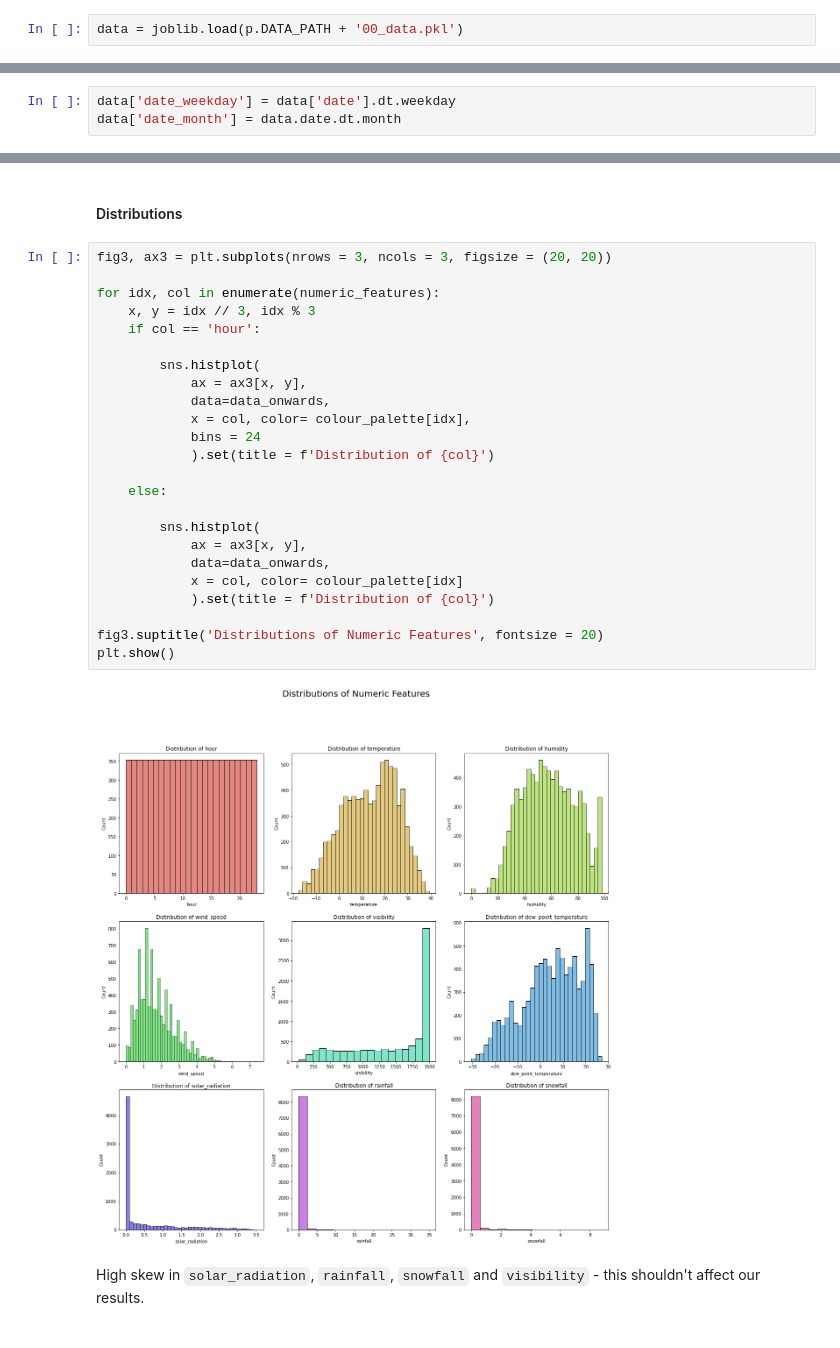
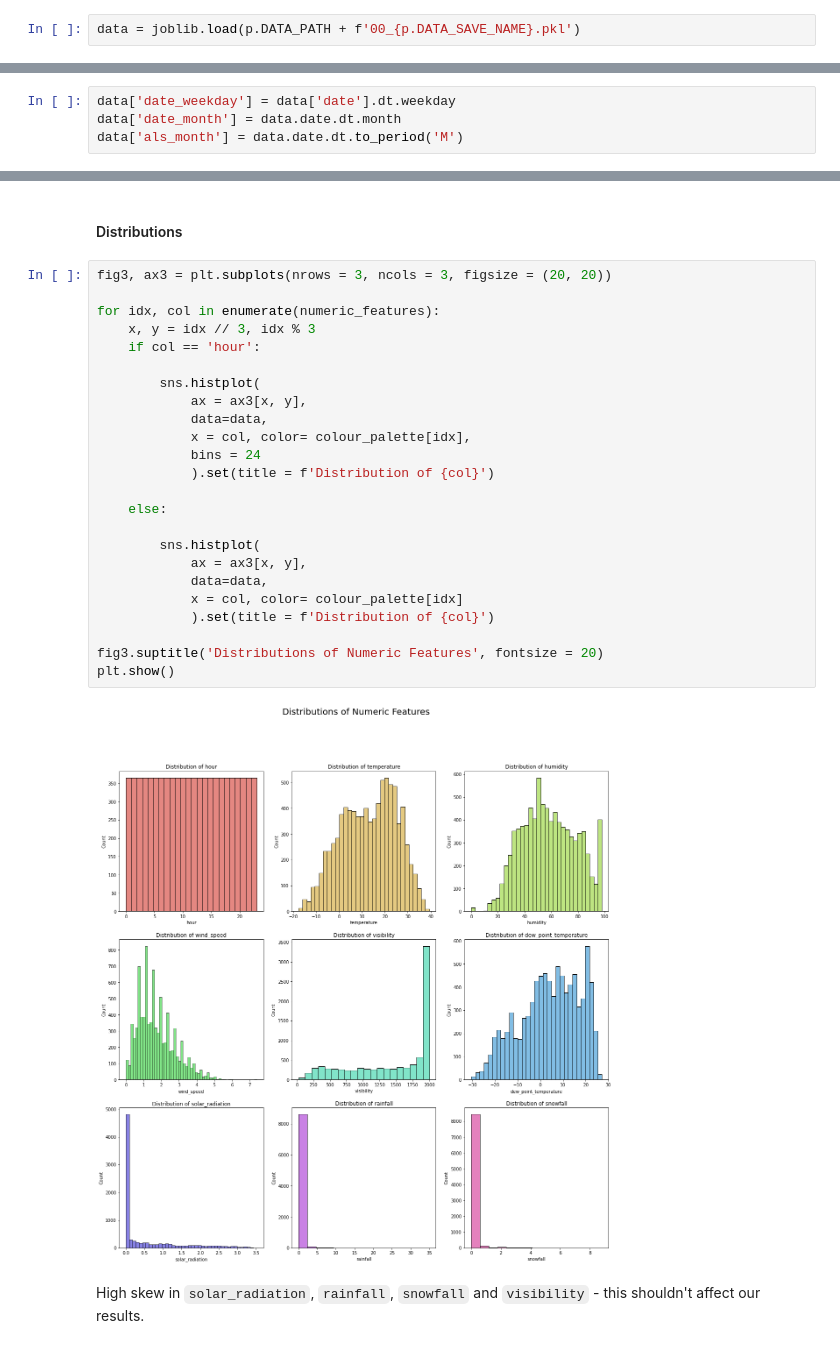
Before and after one commit to j4mes12/ITAI_Coursework, a Jupyter notebook: 01_Data_Exploration.ipynb, the cells around one changed output, grey strips where cells are left out. Drawn from its saved outputs; the diff is of its cells as text.

```diff
--- a/01_Data_Exploration.ipynb
+++ b/01_Data_Exploration.ipynb
@@ -22,7 +18,7 @@ colour_palette = sns.color_palette("hls", 9)
 # %% [markdown]
 ## Load Data
 # %%
-data = joblib.load(p.DATA_PATH + '00_data.pkl')
+data = joblib.load(p.DATA_PATH + f'00_{p.DATA_SAVE_NAME}.pkl')
 # %%
 data.head()
 # %% [output]
@@ -128,6 +124,7 @@ Max Date: 11/12/2018
 # %%
 data['date_weekday'] = data['date'].dt.weekday
 data['date_month'] = data.date.dt.month
+data['als_month'] = data.date.dt.to_period('M')
 # %%
 data.head()
 # %% [output]
@@ -227,29 +219,29 @@ num_summary
 # %%
 fig3, ax3 = plt.subplots(nrows = 3, ncols = 3, figsize = (20, 20))
 
 for idx, col in enumerate(numeric_features):
     x, y = idx // 3, idx % 3
     if col == 'hour':
 
         sns.histplot(
             ax = ax3[x, y],
-            data=data_onwards,
+            data=data,
             x = col, color= colour_palette[idx],
             bins = 24
             ).set(title = f'Distribution of {col}')
 
     else:
 
         sns.histplot(
             ax = ax3[x, y],
-            data=data_onwards,
+            data=data,
             x = col, color= colour_palette[idx]
             ).set(title = f'Distribution of {col}')
 
 fig3.suptitle('Distributions of Numeric Features', fontsize = 20)
 plt.show()
 # %% [output]
-[figure, old version]
+[figure, new version]
 # %% [markdown]
 High skew in `solar_radiation`, `rainfall`, `snowfall` and `visibility` - this shouldn't affect our results.
 # %% [markdown]
```
Also changed, not shown: parts of 22 cells of this notebook, 11 other files.
